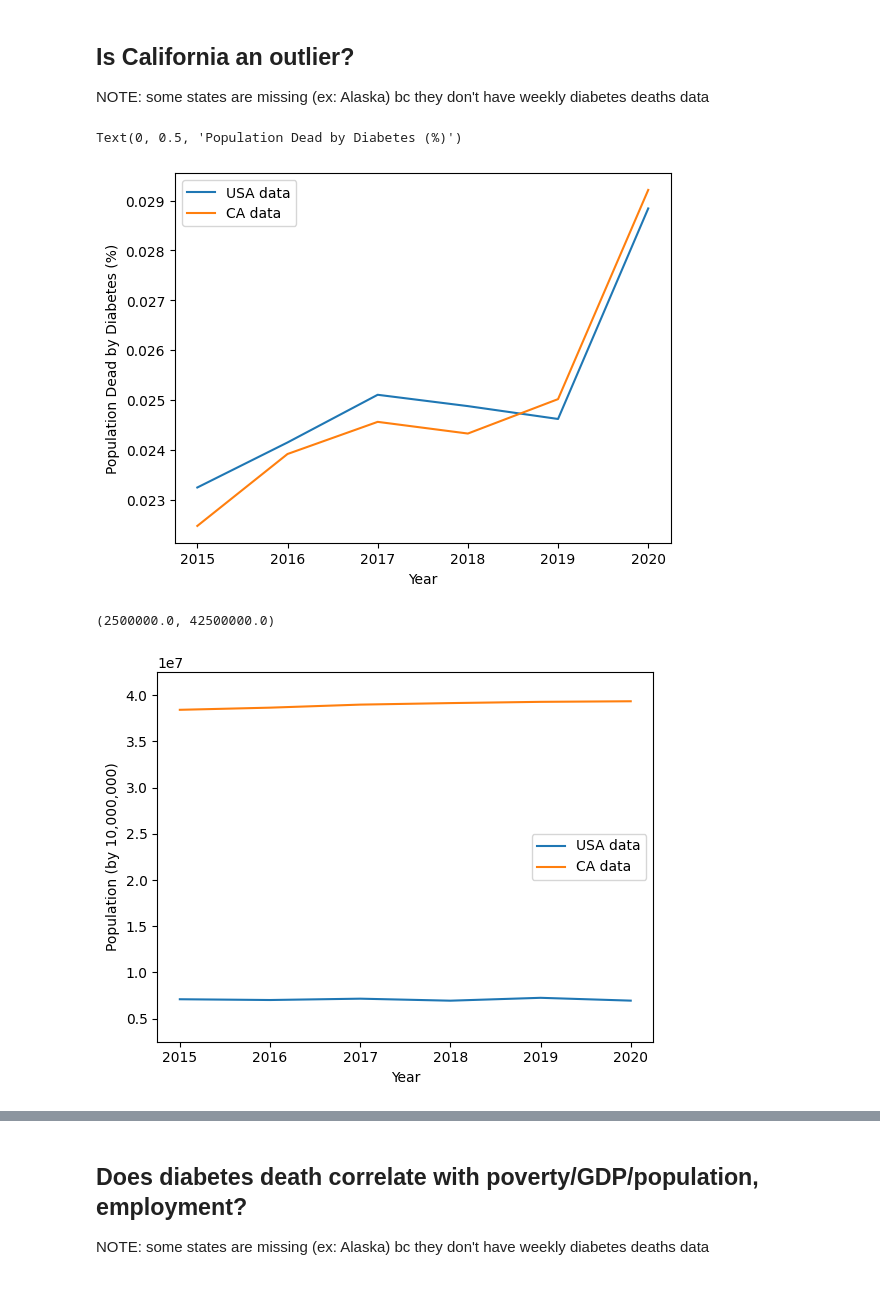
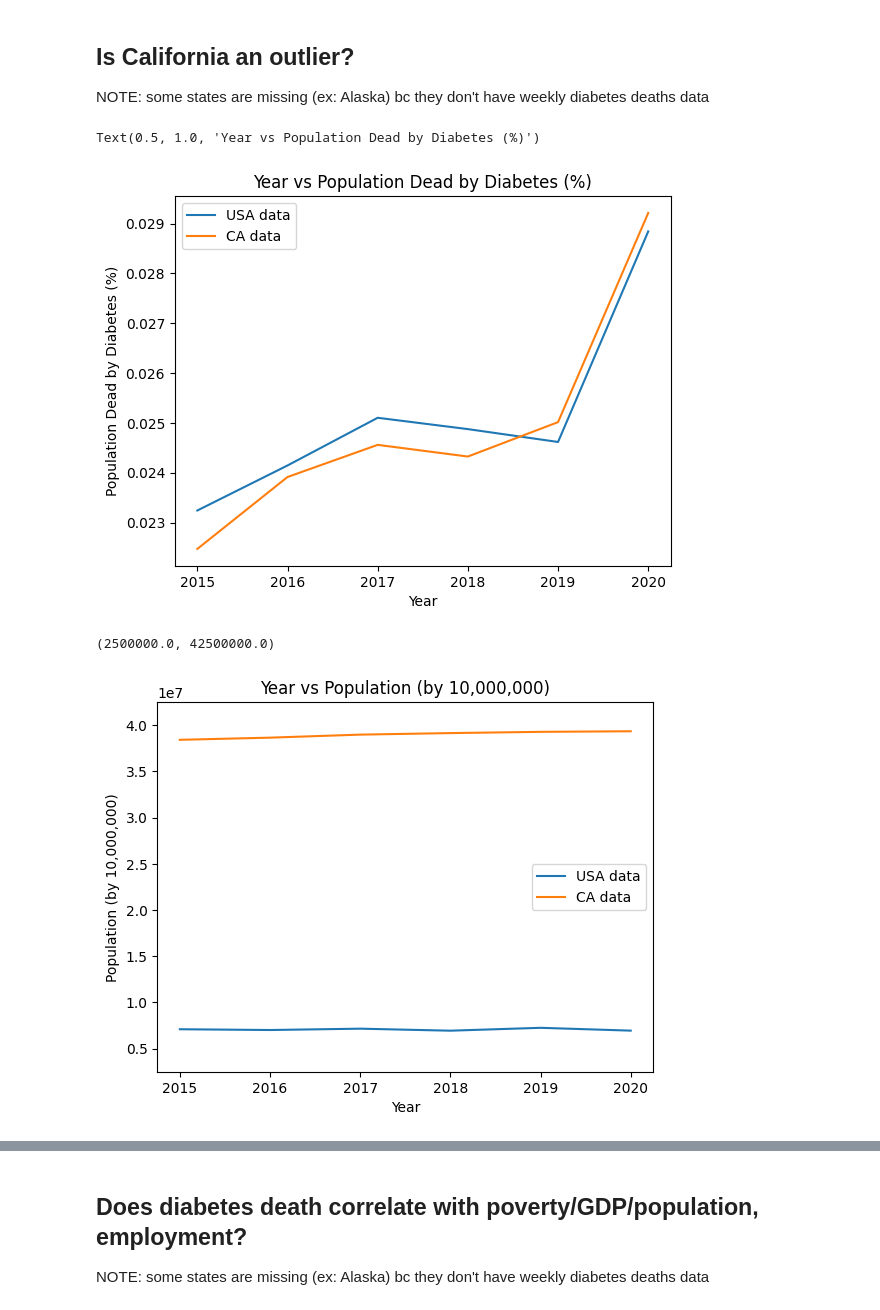
Before and after one commit to isabelmwork/Project1_Diabetes, a Jupyter notebook: Diabetes_Analysis.ipynb, the cells around one changed output, grey strips where cells are left out. Cells and saved outputs as stored; diff of their text form; code cells hidden in the pictures.

Commit message:
cleaned graphs and added summaries

```diff
--- a/Diabetes_Analysis.ipynb
+++ b/Diabetes_Analysis.ipynb
@@ -366,22 +342,24 @@ def linear_regression(df, x_values, y_values):
 # %%
 plt.plot(USA_averages_data["Year"], USA_averages_data["Average Population Dead by Diabetes (%)"], label = "USA data")
 plt.plot(CA_census_and_deaths_data["Year"], CA_census_and_deaths_data["Population Dead by Diabetes (%)"], label = "CA data")
 plt.legend()
 plt.xlabel("Year")
 plt.ylabel("Population Dead by Diabetes (%)")
+plt.title("Year vs Population Dead by Diabetes (%)")
 # %% [output]
-Text(0, 0.5, 'Population Dead by Diabetes (%)')
+Text(0.5, 1.0, 'Year vs Population Dead by Diabetes (%)')
-[figure, old version]
+[figure, new version]
 # %%
 plt.plot(USA_averages_data["Year"], USA_averages_data["Average Population"], label = "USA data")
 plt.plot(CA_census_and_deaths_data["Year"], CA_census_and_deaths_data["Population"], label = "CA data")
 plt.legend()
 plt.xlabel("Year")
 plt.ylabel("Population (by 10,000,000)")
+plt.title("Year vs Population (by 10,000,000)")
 plt.ylim(2500000, 42500000)
 # %% [output]
 (2500000.0, 42500000.0)
-[figure, old version]
+[figure, new version]
 # %%
 plt.plot(USA_averages_data["Year"], USA_averages_data["Average Median Household Income"], label = "USA data")
 plt.plot(CA_census_and_deaths_data["Year"], CA_census_and_deaths_data["Median Household Income"], label = "CA data")
```
Also changed, not shown: parts of 39 cells of this notebook.
